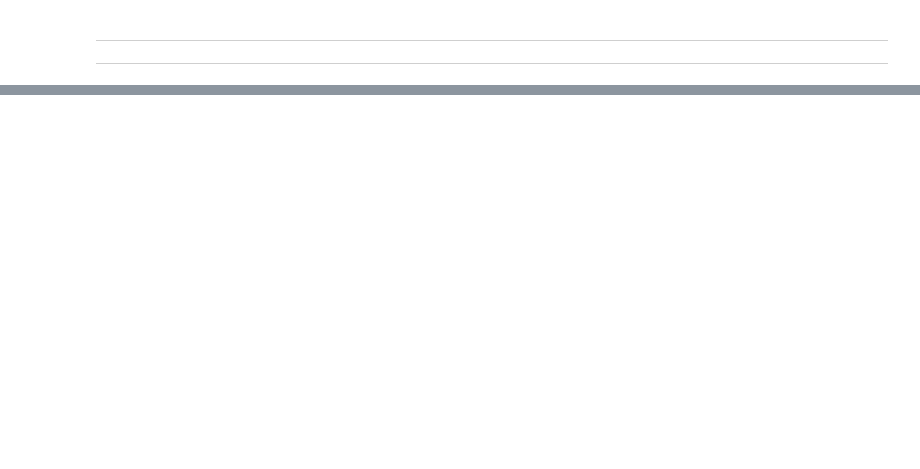
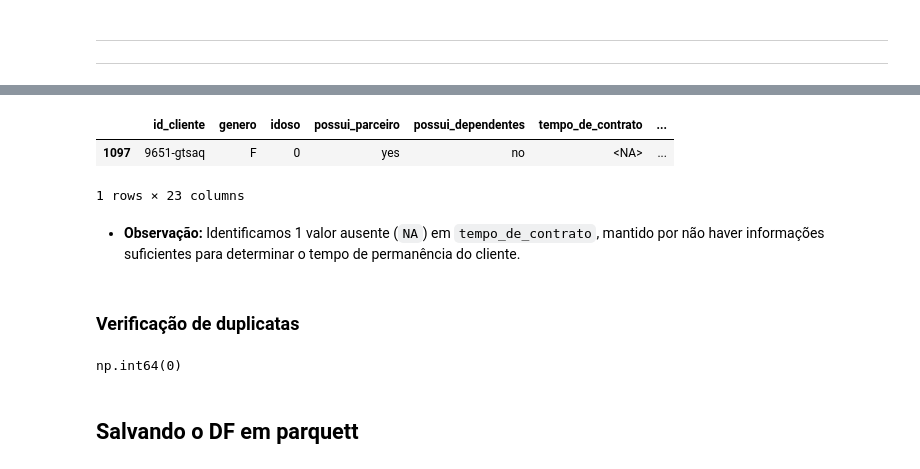
Before and after one commit to LeonardoGMoura/PII2_databricks, a Jupyter notebook: anls_exploratoria.ipynb, the cells around one changed output, grey strips where cells are left out. Cells and saved outputs as stored; diff of their text form; code cells hidden in the pictures; blank space fills up the shorter version.

```diff
--- a/anls_exploratoria.ipynb
+++ b/anls_exploratoria.ipynb
@@ -748,0 +570,17 @@ Perda contratual total:       2126.75
+# %%
+df_carteira_cliente_silver[
+    df_carteira_cliente_silver["tempo_de_contrato"].isna()
+]
+# %% [output]
+|  | id_cliente | genero | idoso | possui_parceiro | possui_dependentes | tempo_de_contrato | ... |
+| 1097 | 9651-gtsaq | F | 0 | yes | no | <NA> | ... |
+1 rows × 23 columns
+# %% [markdown]
+- **Observação:** Identificamos 1 valor ausente (`NA`) em `tempo_de_contrato`, mantido por não haver informações suficientes para determinar o tempo de permanência do cliente.
+# %% [markdown]
+### Verificação de duplicatas
+# %%
+# Conta quantas linhas duplicadas existem no DataFrame Silver.
+df_carteira_cliente_silver.duplicated().sum()
+# %% [output]
+np.int64(0)
@@ -749,3 +590,5 @@ Perda contratual total:       2126.75
+# %% [markdown]
+## Salvando o DF em parquett
 # %%
 %pip install pyarrow
 import pyarrow
```
Also changed, not shown: parts of 88 cells of this notebook, 3 other files.
